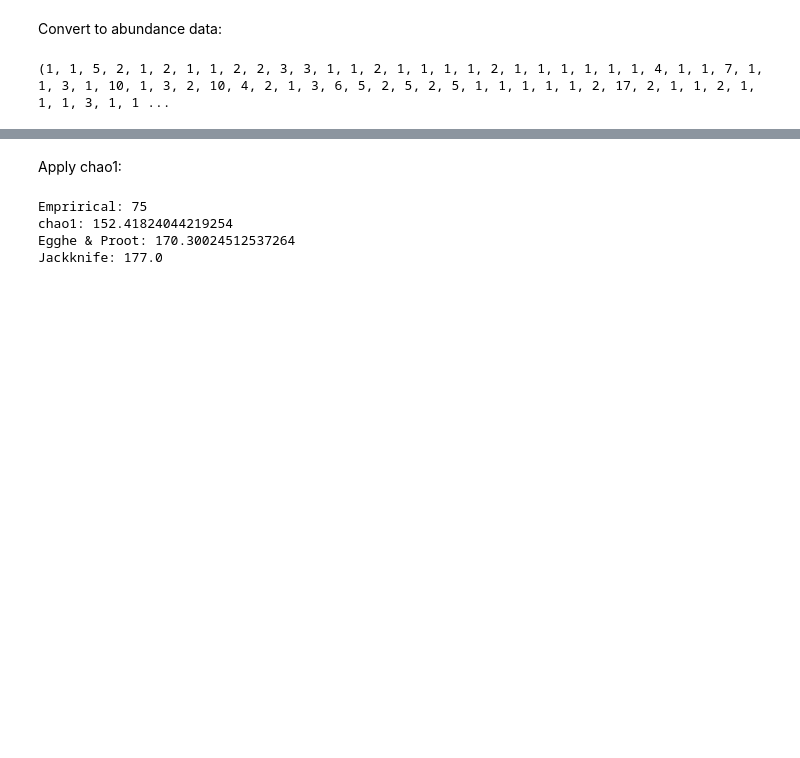
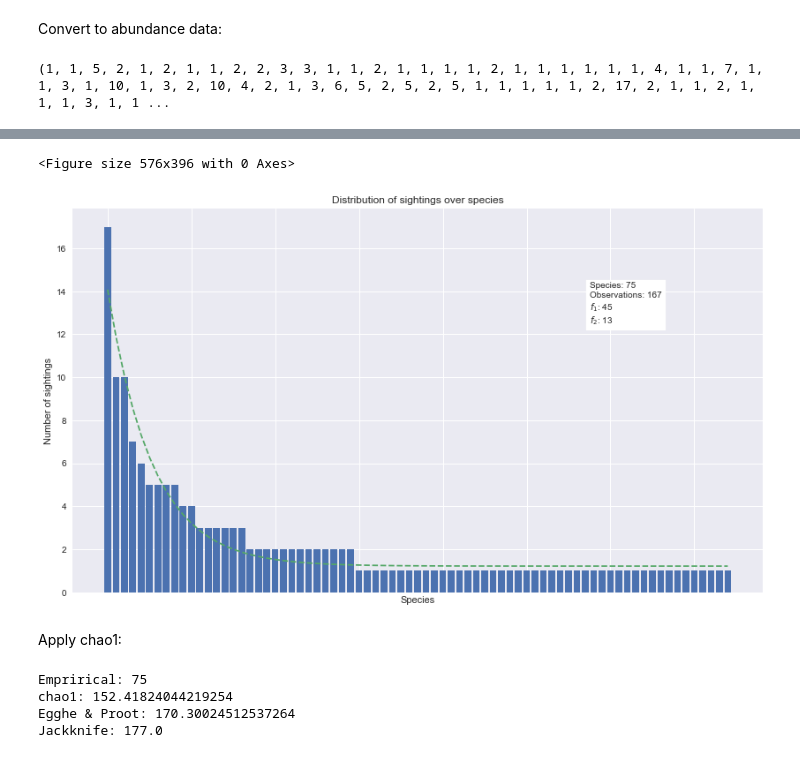
Before and after one commit to mikekestemont/copia, a Jupyter notebook: quickstart.ipynb, the cells around one changed output, grey strips where cells are left out. Drawn from its saved outputs; the diff is of its cells as text; code cells hidden in the pictures; blank space fills up the shorter version.

```diff
--- a/quickstart.ipynb
+++ b/quickstart.ipynb
@@ -27,3 +33,8 @@ print(abundance)
+# %%
+plot.abundance_counts(abundance)
+# %% [output]
+<Figure size 576x396 with 0 Axes>
+[figure, added]
 # %% [markdown]
 Apply chao1:
 # %%
```
Also changed, not shown: parts of 8 cells of this notebook, 2 other files.
